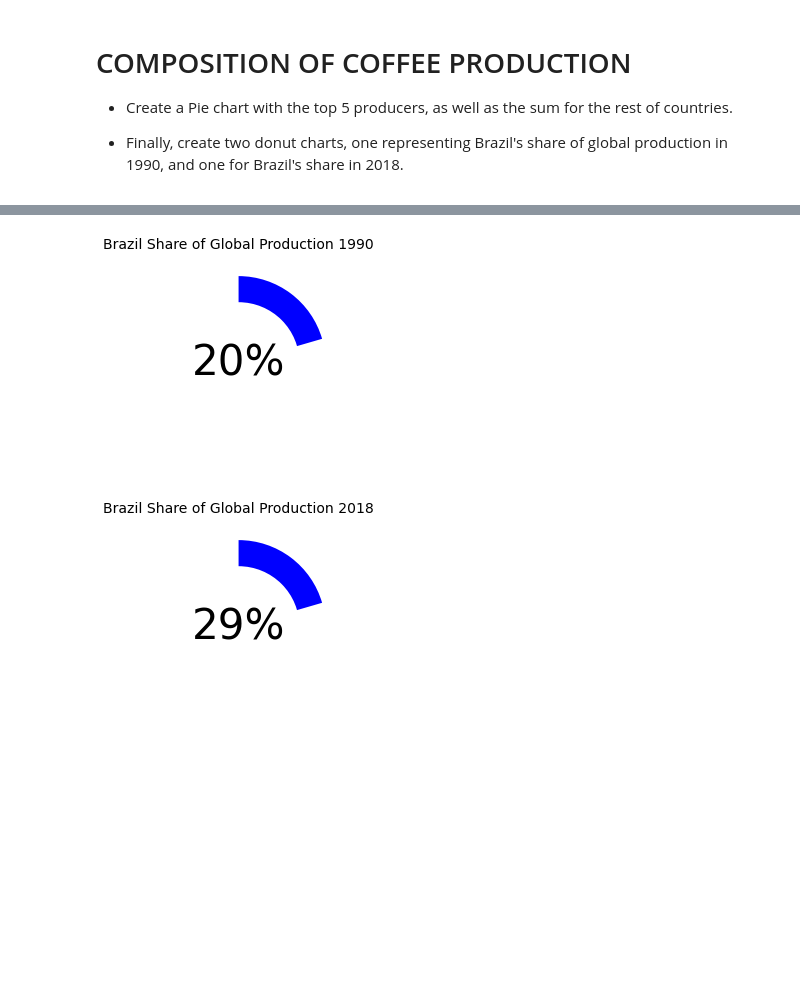
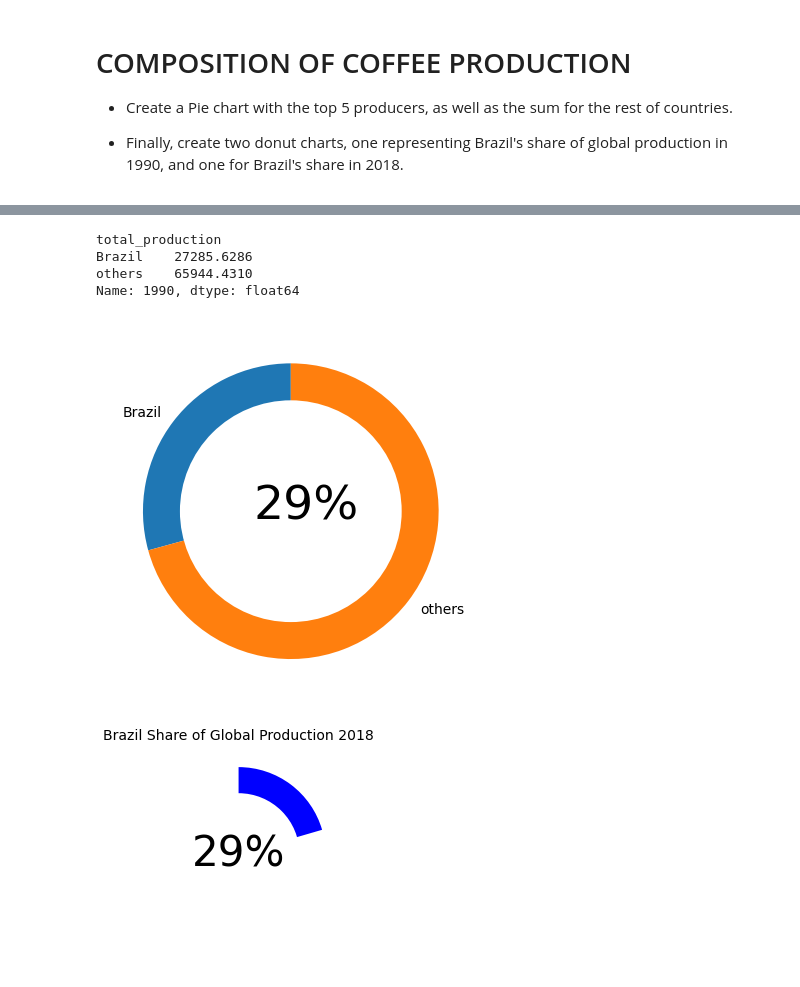
Before and after one commit to ZahlenZ/udemy, a Jupyter notebook: python_masterdataviz_matplt_sea/section03_Coffee_Project_Part1.ipynb, the cells around one changed output, grey strips where cells are left out. Cells and saved outputs as stored; diff of their text form; code cells hidden in the pictures; blank space fills up the shorter version.

```diff
--- a/python_masterdataviz_matplt_sea/section03_Coffee_Project_Part1.ipynb
+++ b/python_masterdataviz_matplt_sea/section03_Coffee_Project_Part1.ipynb
@@ -97,0 +183,6 @@ brazil_vs_others.head()
+# %%
+path = "../data/coffee/total-production.csv"
+
+coffee = pd.read_csv(path)
+
+coffee = coffee.set_index("total_production").T
@@ -144,6 +332,40 @@ brazil_vs_others.head()
+# %%
+brazil_others_1990 = coffee.assign(
+    others=coffee.drop("Brazil", axis=1).sum(axis=1)
+).loc["1990", ["Brazil", "others"]]
+# %%
+brazil_others_1990
+# %% [output]
+total_production
+Brazil    27285.6286
+others    65944.4310
+Name: 1990, dtype: float64
 # %%
+# braxil 29%
+
+fig, ax = plt.subplots()
+
+ax.pie(
+    brazil_others_1990,
+    labels=brazil_others_1990.index,
+    startangle=90
+)
+
+donut_hole = plt.Circle((0, 0), .75, fc="white")
+fig = plt.gcf()
+fig.gca().add_artist(donut_hole)
+
+ax.text(
+    -.25,
+    -.05,
+    "29%",
+    fontsize=34
+)
+
+
+plt.show()
 # %% [output]
-[figure, old version]
+[figure, new version]
 # %%
 # %% [output]
 [figure]
```
Also changed, not shown: parts of 41 cells of this notebook, 18 other files.
